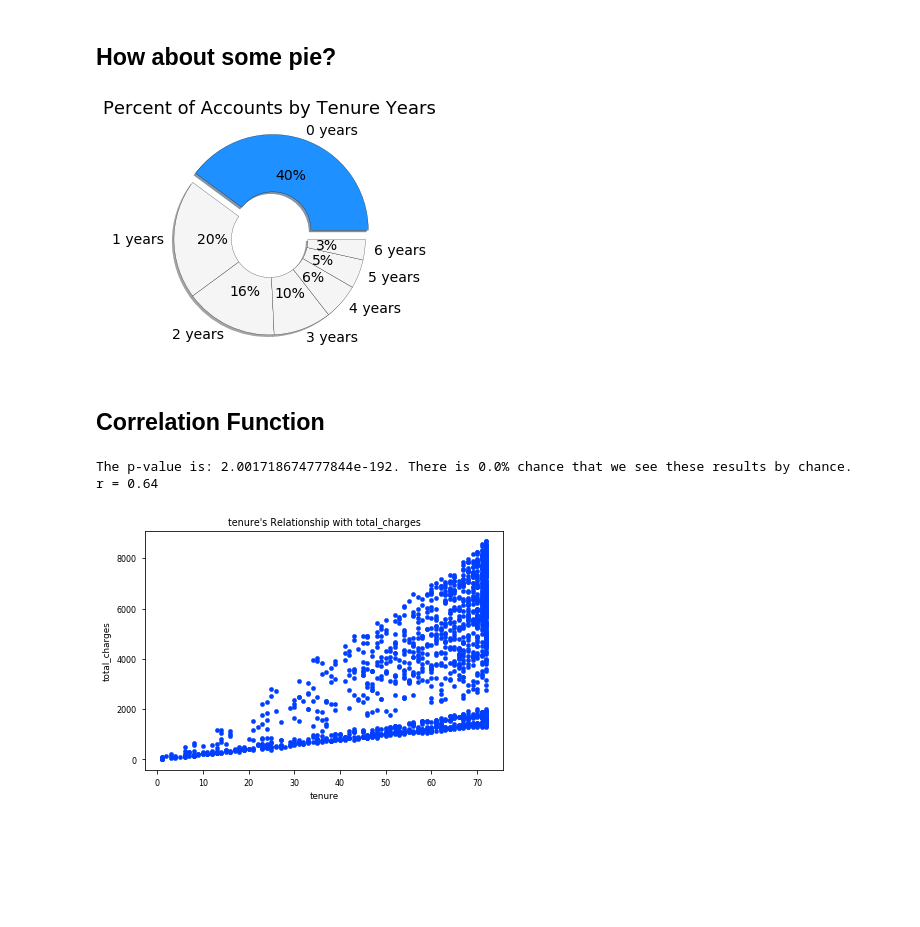
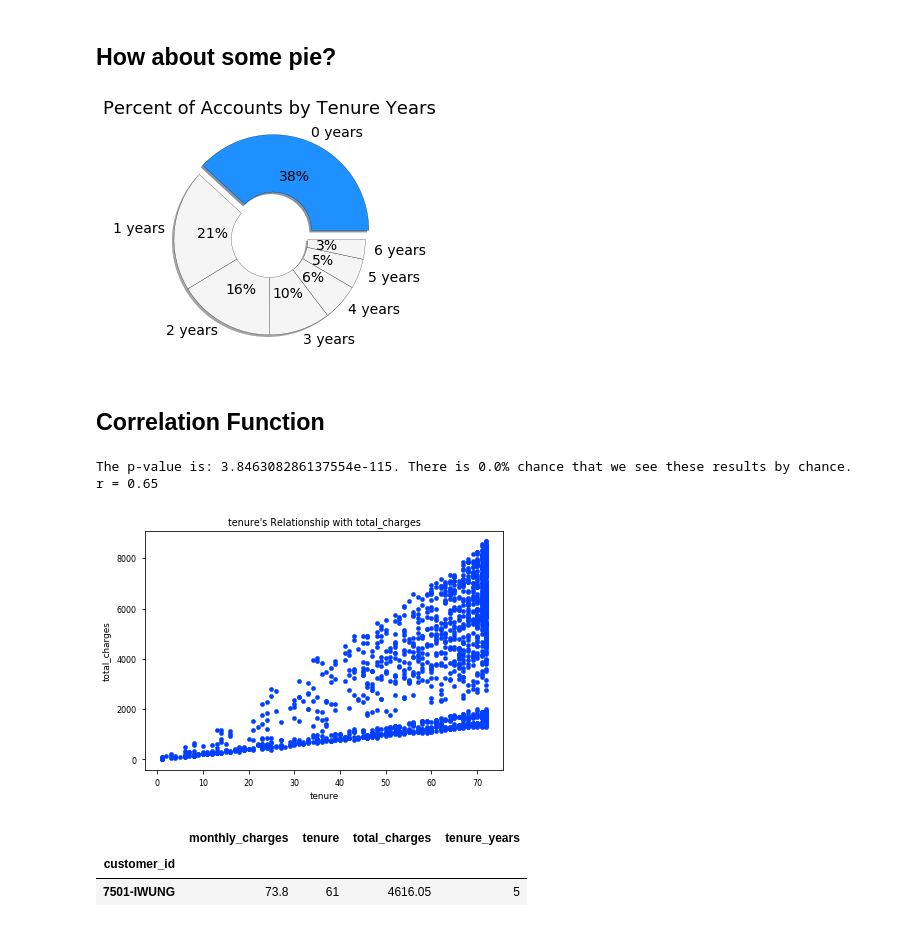
Before and after one commit to faithkane3/regression, a Jupyter notebook: explore.ipynb, the cells around one changed output. Cells and saved outputs as stored; diff of their text form; code cells hidden in the pictures; blank space fills up the shorter version.

```diff
--- a/explore.ipynb
+++ b/explore.ipynb
@@ -240,19 +240,19 @@ plot_categorical_and_continuous_vars_telco(df)
 # %% [markdown]
 ## How about some pie?
 # %%
-def telco_pie(df):
+def telco_pie(train):
     plt.style.use('seaborn-paper')
     labels = ['0 years', '1 years', '2 years', '3 years', '4 years', '5 years', '6 years']
     colors = ['dodgerblue', 'whitesmoke', 'whitesmoke', 'whitesmoke', 'whitesmoke', 'whitesmoke', 'whitesmoke']
     explode = (0.1, 0, 0, 0, 0, 0, 0)
 
-    plt.pie(df.tenure_years.value_counts(), explode=explode, colors=colors, labels = labels, autopct='%1.0f%%', shadow=True, textprops={'fontsize':14}, wedgeprops={'edgecolor': 'black', 'width': 0.6})
+    plt.pie(train.tenure_years.value_counts(), explode=explode, colors=colors, labels = labels, autopct='%1.0f%%', shadow=True, textprops={'fontsize':14}, wedgeprops={'edgecolor': 'black', 'width': 0.6})
     plt.title('Percent of Accounts by Tenure Years', fontsize=18)
     plt.show()
 # %%
-telco_pie(df)
+telco_pie(train)
 # %% [output]
-[figure, old version]
+[figure, new version]
 # %% [markdown]
 ## Correlation Function
 # %%
@@ -270,8 +270,14 @@ def correlation_exploration(train, x_string, y_string):
     print(f'r = {round(r, 2)}')
     plt.show()
 # %%
-correlation_exploration(tr, 'tenure', 'total_charges')
+correlation_exploration(train, 'tenure', 'total_charges')
 # %% [output]
-The p-value is: 2.001718674777844e-192. There is 0.0% chance that we see these results by chance.
-r = 0.64
+The p-value is: 3.846308286137554e-115. There is 0.0% chance that we see these results by chance.
+r = 0.65
 [figure]
+# %%
+train.head(1)
+# %% [output]
+|  | monthly_charges | tenure | total_charges | tenure_years |
+| customer_id |  |  |  |  |
+| 7501-IWUNG | 73.8 | 61 | 4616.05 | 5 |
```
Also changed, not shown: parts of 12 cells of this notebook, 1 other file.
